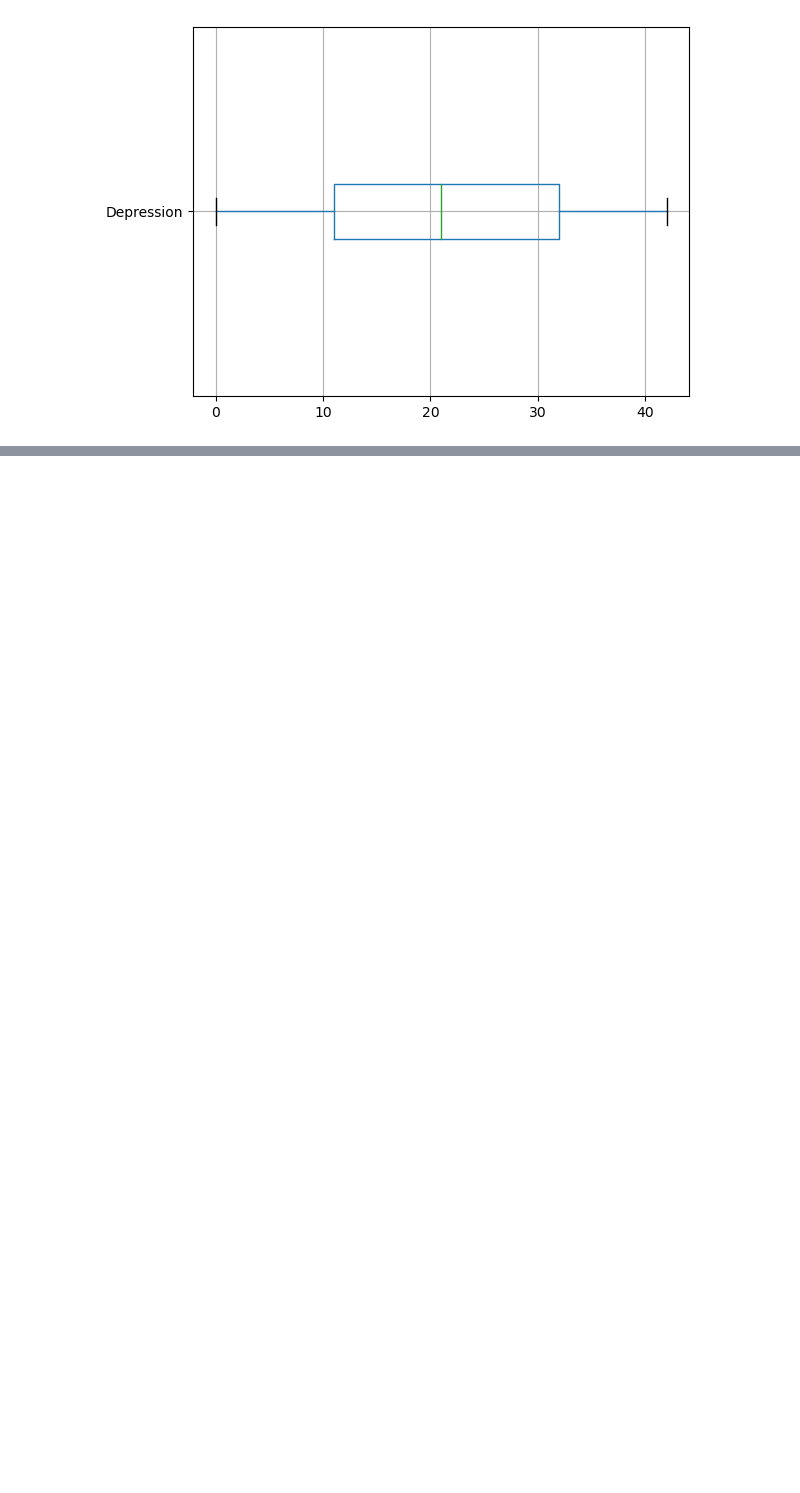
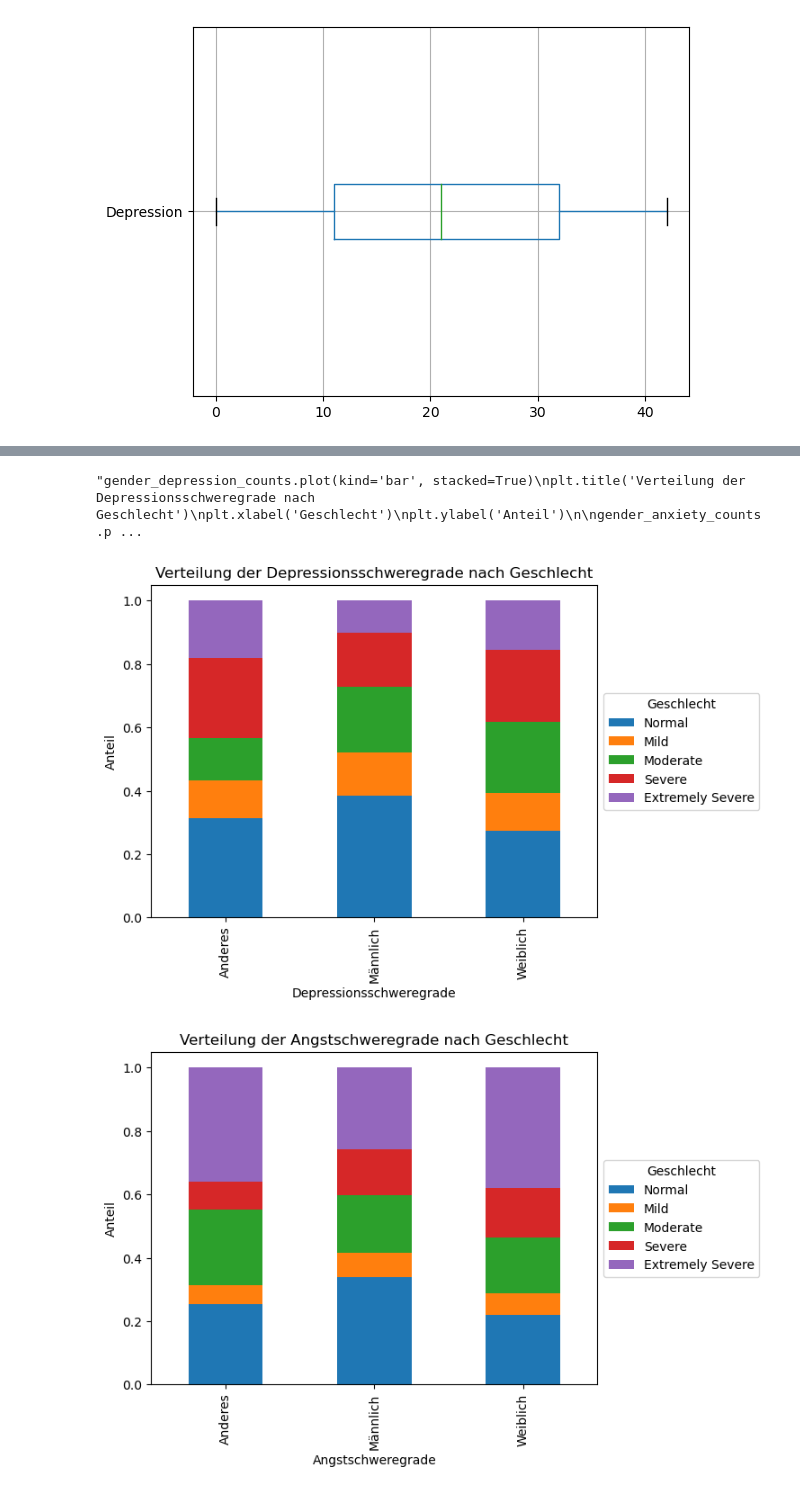
Before and after one commit to wi21b030/Mental-Health, a Jupyter notebook: Mental-Health.ipynb, the cells around one changed output, grey strips where cells are left out. Drawn from its saved outputs; the diff is of its cells as text; code cells hidden in the pictures; blank space fills up the shorter version.

```diff
--- a/Mental-Health.ipynb
+++ b/Mental-Health.ipynb
@@ -425,0 +577,5 @@ plt.show()
+# %%
+data['Depression Category'] = pd.cut(data['Depression'], bins=[-1, 9, 13, 20, 27, float('inf')], labels=['Normal', 'Mild', 'Moderate', 'Severe', 'Extremely Severe'])
+data['Anxiety Category'] = pd.cut(data['Anxiety'], bins=[-1, 7, 9, 14, 19, float('inf')], labels=['Normal', 'Mild', 'Moderate', 'Severe', 'Extremely Severe'])
+data['Stress Category'] = pd.cut(data['Stress'], bins=[-1, 14, 18, 25, 33, float('inf')], labels=['Normal', 'Mild', 'Moderate', 'Severe', 'Extremely Severe'])
+print(data['Stress Category'])
@@ -425,0 +618,4 @@ plt.show()
+# %%
+gender_depression_counts=data.groupby([gender,'Depression Category']).size().unstack()
+#gender_depression_counts = (data.groupby([gender,'Stress Category']).size().unstack() / len(data)) * 100
+gender_depression_counts
@@ -425,0 +628,4 @@ plt.show()
+# %%
+gender_stress_counts=data.groupby([gender,'Stress Category']).size().unstack()
+#gender_stress_counts = (data.groupby([gender,'Stress Category']).size().unstack() / len(data)) * 100
+gender_stress_counts
@@ -425,0 +638,6 @@ plt.show()
+# %%
+gender_anxiety_counts=data.groupby([gender,'Anxiety Category']).size().unstack()
+gender_anxiety_counts = (data.groupby([gender,'Anxiety Category']).size().unstack() / len(data)) * 100
+#gender_anxiety_counts['Total'] = gender_anxiety_counts.sum(axis=1)
+#gender_anxiety_counts.loc['Total',:] = gender_anxiety_counts.sum(axis=0)
+gender_anxiety_counts
@@ -425,0 +720,47 @@ plt.show()
+# %%
+
+'''gender_depression_counts.plot(kind='bar', stacked=True)
+plt.title('Verteilung der Depressionsschweregrade nach Geschlecht')
+plt.xlabel('Geschlecht')
+plt.ylabel('Anteil')
+
+gender_anxiety_counts.plot(kind='bar', stacked=True)
+plt.title('Verteilung der Angstschweregrade nach Geschlecht')
+plt.xlabel('Geschlecht')
+plt.ylabel('Anteil')
+
+gender_stress_counts.plot(kind='bar', stacked=True)
+plt.title('Verteilung der Stressschweregrade nach Geschlecht')
+plt.xlabel('Geschlecht')
+plt.ylabel('Anteil')
+
+plt.show()'''
+# %% [output]
+"gender_depression_counts.plot(kind='bar', stacked=True)\nplt.title('Verteilung der Depressionsschweregrade nach Geschlecht')\nplt.xlabel('Geschlecht')\nplt.ylabel('Anteil')\n\ngender_anxiety_counts.p ...
+# %%
+
+gender_depression_counts = gender_depression_counts.div(gender_depression_counts.sum(axis=1), axis=0)
+gender_anxiety_counts = gender_anxiety_counts.div(gender_anxiety_counts.sum(axis=1), axis=0)
+gender_stress_counts = gender_stress_counts.div(gender_stress_counts.sum(axis=1), axis=0)
+gender_depression_counts.plot(kind='bar', stacked=True)
+plt.title('Verteilung der Depressionsschweregrade nach Geschlecht')
+plt.xlabel('Depressionsschweregrade')
+plt.ylabel('Anteil')
+plt.legend(title='Geschlecht', loc='center left', bbox_to_anchor=(1, 0.5))
+
+gender_anxiety_counts.plot(kind='bar', stacked=True)
+plt.title('Verteilung der Angstschweregrade nach Geschlecht')
+plt.xlabel('Angstschweregrade')
+plt.ylabel('Anteil')
+plt.legend(title='Geschlecht', loc='center left', bbox_to_anchor=(1, 0.5))
+
+gender_stress_counts.plot(kind='bar', stacked=True)
+plt.title('Verteilung der Stressschweregrade nach Geschlecht')
+plt.xlabel('Stressschweregrade')
+plt.ylabel('Anteil')
+plt.legend(title='Geschlecht', loc='center left', bbox_to_anchor=(1, 0.5))
+
+plt.show()
+# %% [output]
+[figure, added]
+[figure, added]
```
Also changed, not shown: parts of 50 cells of this notebook.
